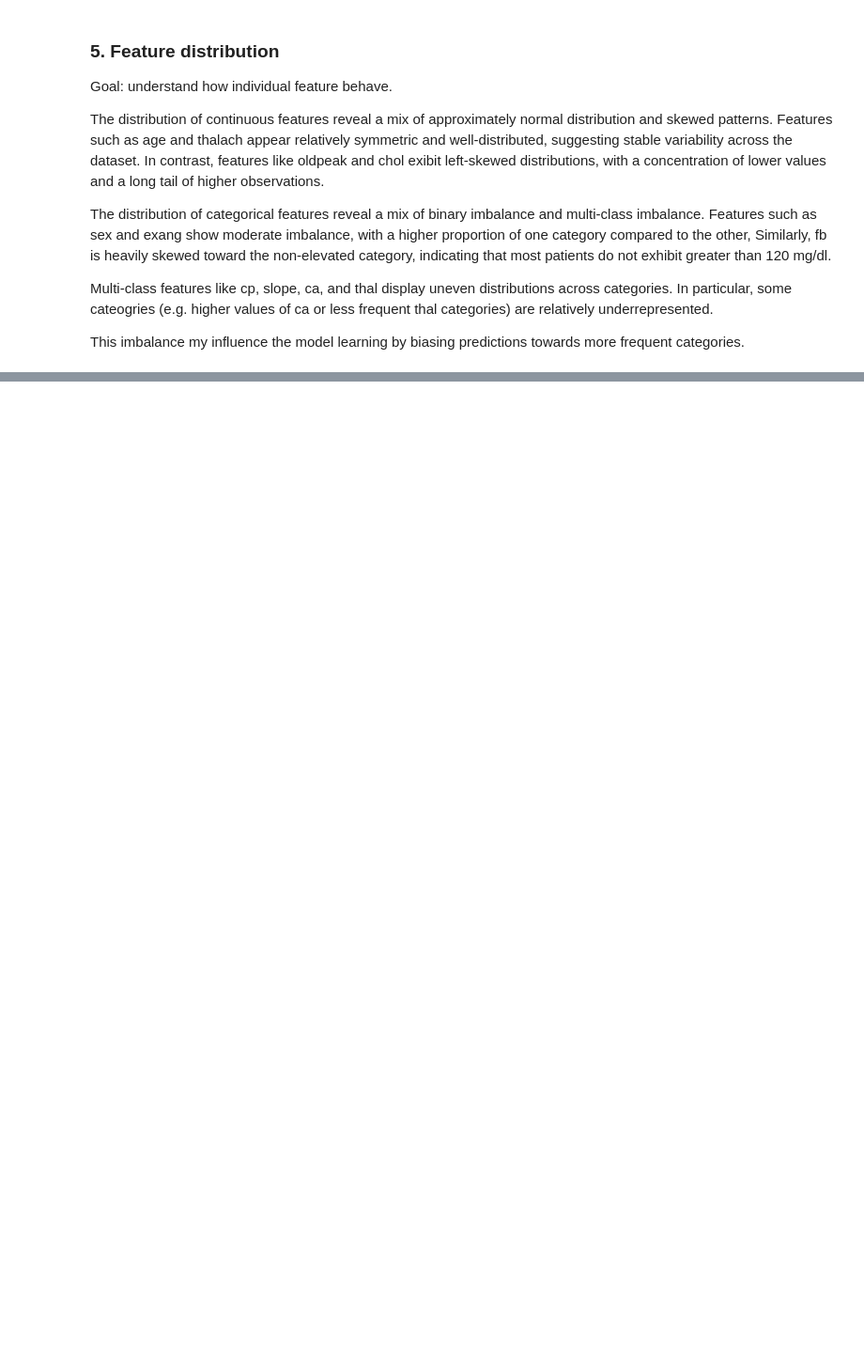
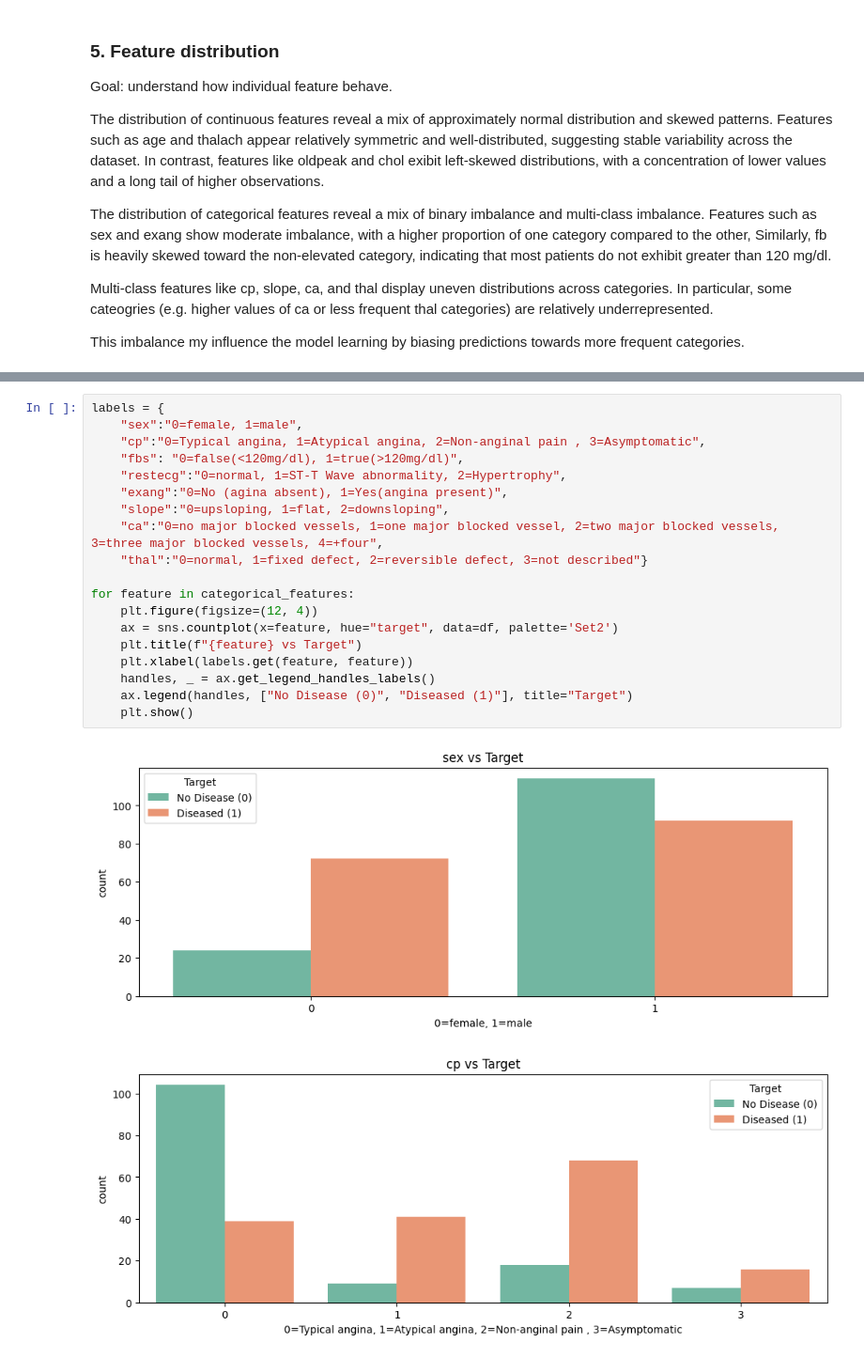
Before and after one commit to miluskapajuelo/Heart-disease-prediction-end-to-end-ML-Pipeline, a Jupyter notebook: notebooks/01_eda.ipynb, the cells around one changed output, grey strips where cells are left out. Shown at 94% size. Cells and saved outputs as stored; diff of their text form; blank space fills up the shorter version.

```diff
--- a/notebooks/01_eda.ipynb
+++ b/notebooks/01_eda.ipynb
@@ -202,0 +253,22 @@ Goal: see how each features relates to the target.
+# %%
+labels = {
+    "sex":"0=female, 1=male",
+    "cp":"0=Typical angina, 1=Atypical angina, 2=Non-anginal pain , 3=Asymptomatic",
+    "fbs": "0=false(<120mg/dl), 1=true(>120mg/dl)",
+    "restecg":"0=normal, 1=ST-T Wave abnormality, 2=Hypertrophy",
+    "exang":"0=No (agina absent), 1=Yes(angina present)",
+    "slope":"0=upsloping, 1=flat, 2=downsloping",
+    "ca":"0=no major blocked vessels, 1=one major blocked vessel, 2=two major blocked vessels, 3=three major blocked vessels, 4=+four",
+    "thal":"0=normal, 1=fixed defect, 2=reversible defect, 3=not described"}
+
+for feature in categorical_features:
+    plt.figure(figsize=(12, 4))
+    ax = sns.countplot(x=feature, hue="target", data=df, palette='Set2')
+    plt.title(f"{feature} vs Target")
+    plt.xlabel(labels.get(feature, feature))
+    handles, _ = ax.get_legend_handles_labels()
+    ax.legend(handles, ["No Disease (0)", "Diseased (1)"], title="Target")
+    plt.show()
+# %% [output]
+[figure, added]
+[figure, added]
```
Also changed, not shown: parts of 12 cells of this notebook.
